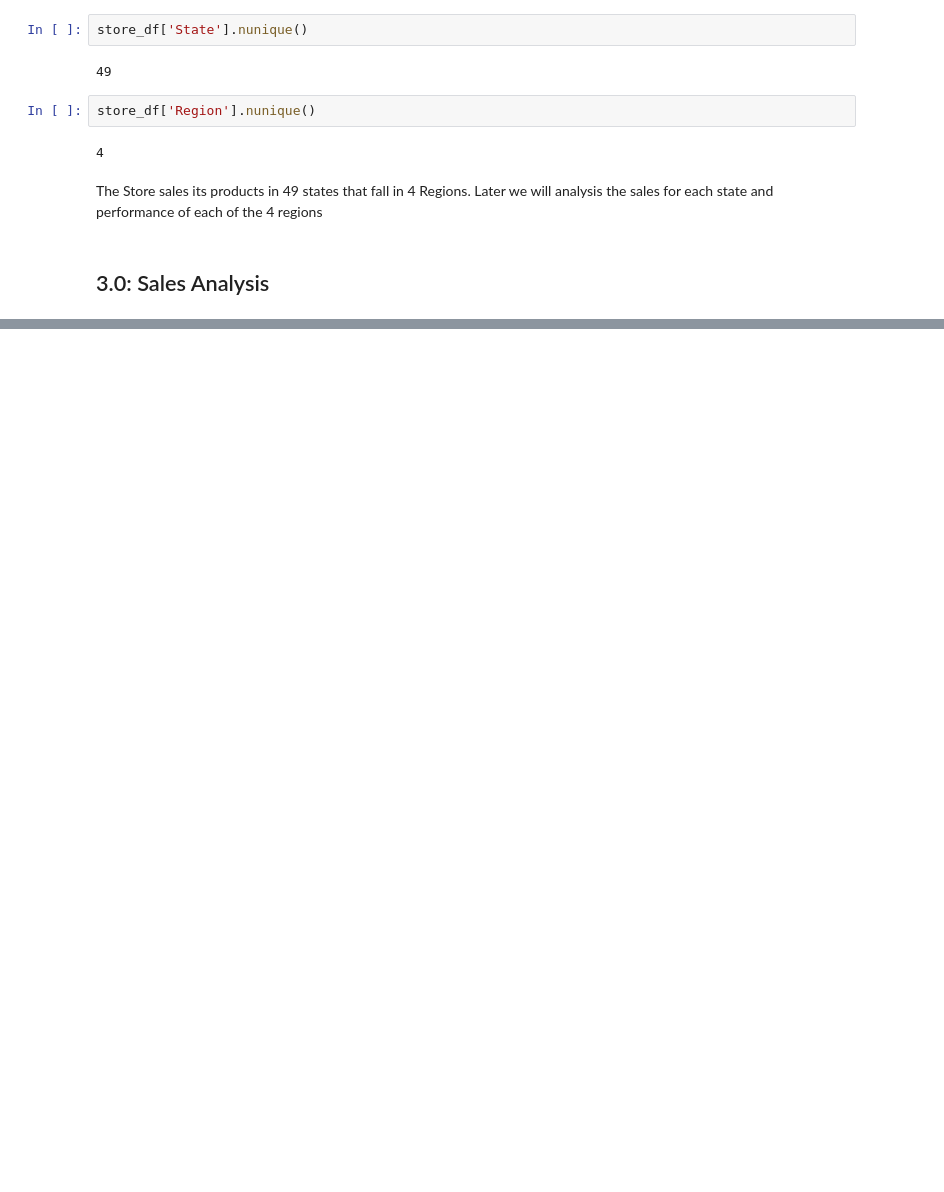
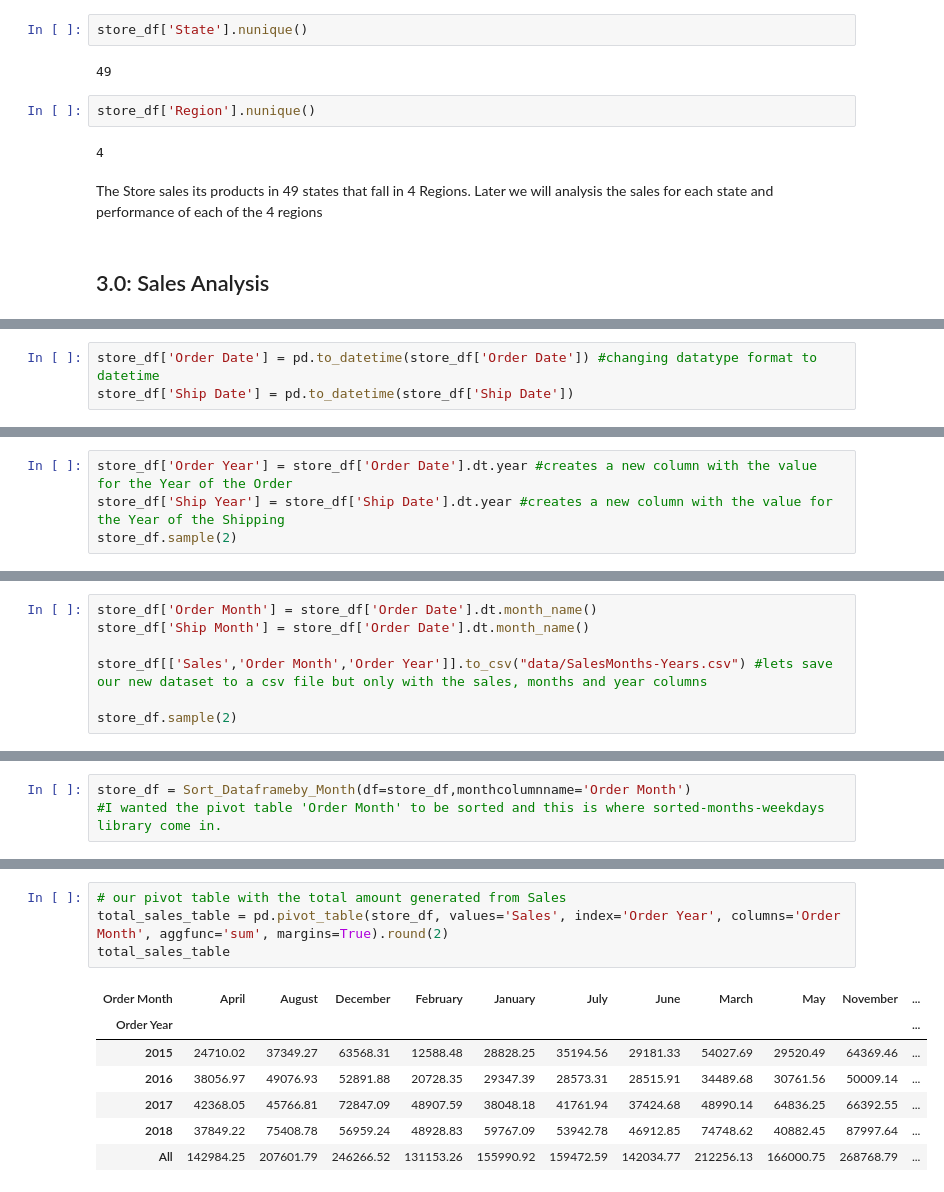
Before and after one commit to WayneNyariroh/StoreSales_Analysis, a Jupyter notebook: superStoreSales_EDA.ipynb, the cells around one changed output, grey strips where cells are left out. Saved outputs shown, nothing was run; the diff lists cells and outputs as text; blank space fills up the shorter version.

Commit message:
Pivot table progress. fix month sort

```diff
--- a/superStoreSales_EDA.ipynb
+++ b/superStoreSales_EDA.ipynb
@@ -226,0 +279,3 @@ In this section we will divide our tasks inorder to query and visualize the foll
+# %%
+store_df['Order Date'] = pd.to_datetime(store_df['Order Date']) #changing datatype format to datetime
+store_df['Ship Date'] = pd.to_datetime(store_df['Ship Date'])
@@ -226,0 +302,4 @@ In this section we will divide our tasks inorder to query and visualize the foll
+# %%
+store_df['Order Year'] = store_df['Order Date'].dt.year #creates a new column with the value for the Year of the Order
+store_df['Ship Year'] = store_df['Ship Date'].dt.year #creates a new column with the value for the Year of the Shipping
+store_df.sample(2)
@@ -226,0 +323,7 @@ In this section we will divide our tasks inorder to query and visualize the foll
+# %%
+store_df['Order Month'] = store_df['Order Date'].dt.month_name()
+store_df['Ship Month'] = store_df['Order Date'].dt.month_name()
+
+store_df[['Sales','Order Month','Order Year']].to_csv("data/SalesMonths-Years.csv") #lets save our new dataset to a csv file but only with the sales, months and year columns
+
+store_df.sample(2)
@@ -226,0 +339,3 @@ In this section we will divide our tasks inorder to query and visualize the foll
+# %%
+store_df = Sort_Dataframeby_Month(df=store_df,monthcolumnname='Order Month')
+#I wanted the pivot table 'Order Month' to be sorted and this is where sorted-months-weekdays library come in.
@@ -226,0 +352,12 @@ In this section we will divide our tasks inorder to query and visualize the foll
+# %%
+# our pivot table with the total amount generated from Sales
+total_sales_table = pd.pivot_table(store_df, values='Sales', index='Order Year', columns='Order Month', aggfunc='sum', margins=True).round(2)
+total_sales_table
+# %% [output]
+| Order Month | April | August | December | February | January | July | June | March | May | November | ... |
+| Order Year |  |  |  |  |  |  |  |  |  |  | ... |
+| 2015 | 24710.02 | 37349.27 | 63568.31 | 12588.48 | 28828.25 | 35194.56 | 29181.33 | 54027.69 | 29520.49 | 64369.46 | ... |
+| 2016 | 38056.97 | 49076.93 | 52891.88 | 20728.35 | 29347.39 | 28573.31 | 28515.91 | 34489.68 | 30761.56 | 50009.14 | ... |
+| 2017 | 42368.05 | 45766.81 | 72847.09 | 48907.59 | 38048.18 | 41761.94 | 37424.68 | 48990.14 | 64836.25 | 66392.55 | ... |
+| 2018 | 37849.22 | 75408.78 | 56959.24 | 48928.83 | 59767.09 | 53942.78 | 46912.85 | 74748.62 | 40882.45 | 87997.64 | ... |
+| All | 142984.25 | 207601.79 | 246266.52 | 131153.26 | 155990.92 | 159472.59 | 142034.77 | 212256.13 | 166000.75 | 268768.79 | ... |
```
Also changed, not shown: parts of 27 cells of this notebook, 2 other files.
